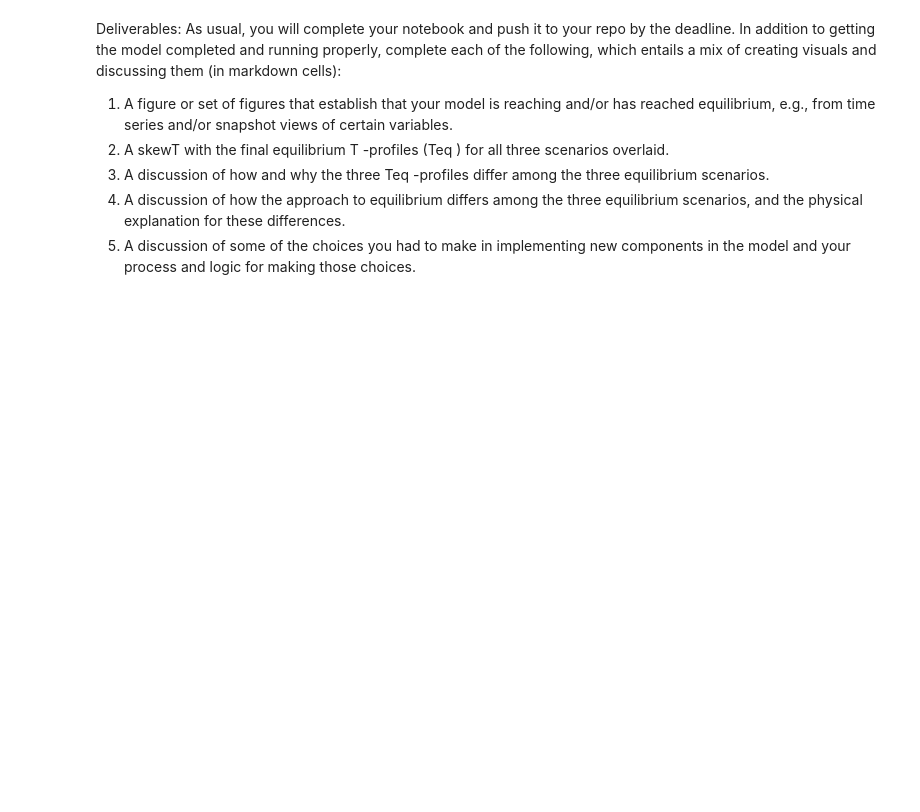
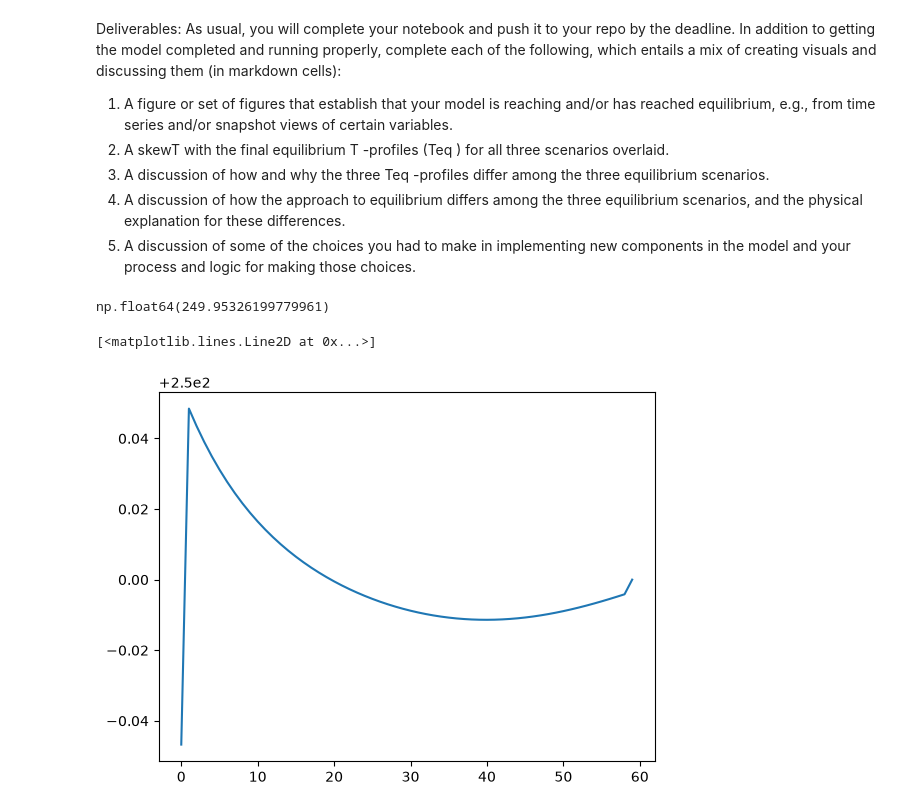
Before and after one commit to ejtrask/metr5003_fa26_trask, a Jupyter notebook: Lab4_rce_model.ipynb, the cells around one changed output. Cells and saved outputs as stored; diff of their text form; code cells hidden in the pictures; blank space fills up the shorter version.

Commit message:
adding convective mode code block

```diff
--- a/Lab4_rce_model.ipynb
+++ b/Lab4_rce_model.ipynb
@@ -145,0 +137,2 @@ def longwave_fluxes_and_heating(stuff):
+# %%
+grid = get_grid_tau(Nz, p_surf, p_top, tau0, tau_n, T0_init)
@@ -225,13 +263,19 @@ def run_rce_model(grid, convective_mode):
         T_prior = T.copy()
 
         # Radiative solver
-        F_down, F_up = longwave_fluxes_and_heating(stuff)
-
+        F_down, F_up = longwave_fluxes_and_heating(grid)
+        dTdt_rad = np.zeros_like(T)
         # Radiative heating rate (K/s) from net flux
-
+        F_net = F_up - F_down
+        for k in range(Nz-1):
+            dp = grid['dp'][k]
+            dF_net_dp = (F_net[k-1] - F_net[k]) / (2.0 * dp)
+            dTdt_rad[k] = g / cp * dF_net_dp
         # Apply heating rate to temperature profile
+        T = T + dTdt_rad * dt
 
         # Update surface temperature
+        T_surf = T[0]
 
 
         # Convective adjustment
@@ -242,7 +286,7 @@ def run_rce_model(grid, convective_mode):
 
         if convective_mode != "radiative":
 
-            T = convective_adjustment(stuff)
+            T = convective_adjustment(temperature=T, grid=grid, convection=convective_mode)
 
             # After convective mixing completes, calculate convective heating tendency
             # as difference from pre-convective state
@@ -282,7 +326,7 @@ def run_rce_model(grid, convective_mode):
         #     save_profiles_step(history, T, F_up_edges, F_down_edges, dTdt_rad, dTdt_conv)
 
         # Check for equilibrium; break loop if reached
-        STUFF
+        #STUFF
 
     return history
 # %% [markdown]
@@ -346,0 +398,21 @@ and your process and logic for making those choices.
+# %%
+# Radiative solver
+F_down, F_up = longwave_fluxes_and_heating(grid)
+T = grid['T_init'].copy()
+dTdt_rad = np.zeros_like(T)
+dt = 1000
+# Radiative heating rate (K/s) from net flux
+F_net = F_up - F_down
+for k in range(Nz-1):
+    dp = grid['dp'][k]
+    dF_net_dp = (F_net[k-1] - F_net[k]) / (2.0 * dp)
+    dTdt_rad[k] = g / cp * dF_net_dp
+# Apply heating rate to temperature profile
+T = T + dTdt_rad * dt
+
+# Update surface temperature
+T_surf = T[0]
+# %%
+T_surf
+# %% [output]
+np.float64(249.95326199779961)
@@ -346,0 +421,5 @@ and your process and logic for making those choices.
+# %%
+plt.plot(T)
+# %% [output]
+[<matplotlib.lines.Line2D at 0x...>]
+[figure, added]
```
Also changed, not shown: parts of 11 cells of this notebook.
